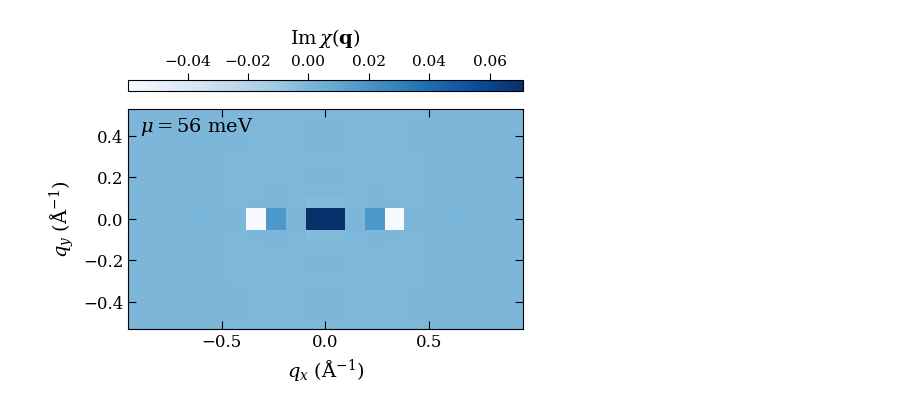
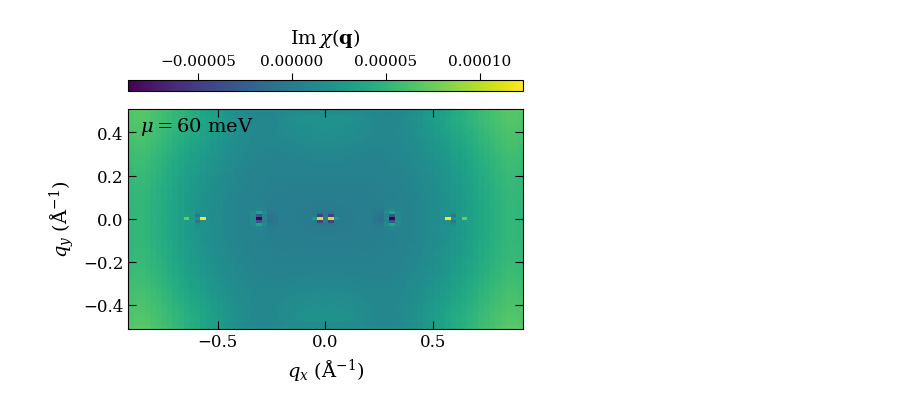
Before and after one commit to anirban8653/Wte2_excitonic_insulator, a Jupyter notebook: linhard_function/plot_susceptibility.ipynb, the cells around one changed output. Drawn from its saved outputs; the diff is of its cells as text; code cells hidden in the pictures.

```diff
--- a/linhard_function/plot_susceptibility.ipynb
+++ b/linhard_function/plot_susceptibility.ipynb
@@ -111,14 +111,14 @@ import numpy as np
 # Files and plot choices
 # =============================================================================
 
-mu = 0.056
-num_k = 50
-num_q = 19
+mu = 0.06
+num_k = 300
+num_q = 70
 
-INPUT_FILE = Path(f"wte2_sus_multi_core_mu_{mu*1000}_k_{num_k}_q_{num_q}.dat")
+INPUT_FILE = Path(f"wte2_sus_parallel_mu_{mu*1000}_k_{num_k}_q_{num_q}.dat")
 OUTPUT_BASENAME = Path(f"lindhard_imaginary_qx_qy_mu_{mu*1000}_k_{num_k}_q_{num_q}")
 
-COLORMAP = "Blues"
+# COLORMAP = "Blues"
 
 
 # =============================================================================
@@ -196,7 +196,7 @@ mesh = ax.pcolormesh(
     qy,
     chi_imaginary.T,
     shading="auto",
-    cmap=COLORMAP,
+    cmap="viridis",
     rasterized=True,
 )
 
@@ -230,35 +230,35 @@ colorbar.ax.tick_params(
     width=0.8,
     labelsize=11,
 )
 
 colorbar.outline.set_linewidth(0.8)
 
 ax.set_xlabel(r"$q_x$ ($\mathrm{\AA}^{-1}$)")
 ax.set_ylabel(r"$q_y$ ($\mathrm{\AA}^{-1}$)")
 ax.set_aspect("equal", adjustable="box")
 ax.tick_params(which="both", direction="in", top=True, right=True)
 ax.text(
     0.03,
     0.97,
     rf"$\mu = {mu * 1000:g}\ \mathrm{{meV}}$",
     transform=ax.transAxes,
     ha="left",
     va="top",
     fontsize=14,
     color="black",
 )
 
 fig.subplots_adjust(left=0.16, right=0.95, bottom=0.14, top=0.82)
-fig.savefig(
-    OUTPUT_BASENAME.with_suffix(".pdf"),
-    bbox_inches="tight",
-)
+# fig.savefig(
+#     OUTPUT_BASENAME.with_suffix(".pdf"),
+#     bbox_inches="tight",
+# )
 fig.savefig(
     OUTPUT_BASENAME.with_suffix(".png"),
     dpi=300,
     bbox_inches="tight",
 )
 
 plt.show()
 # %% [output]
-[figure, old version]
+[figure, new version]
```
Also changed, not shown: 5 other files.
